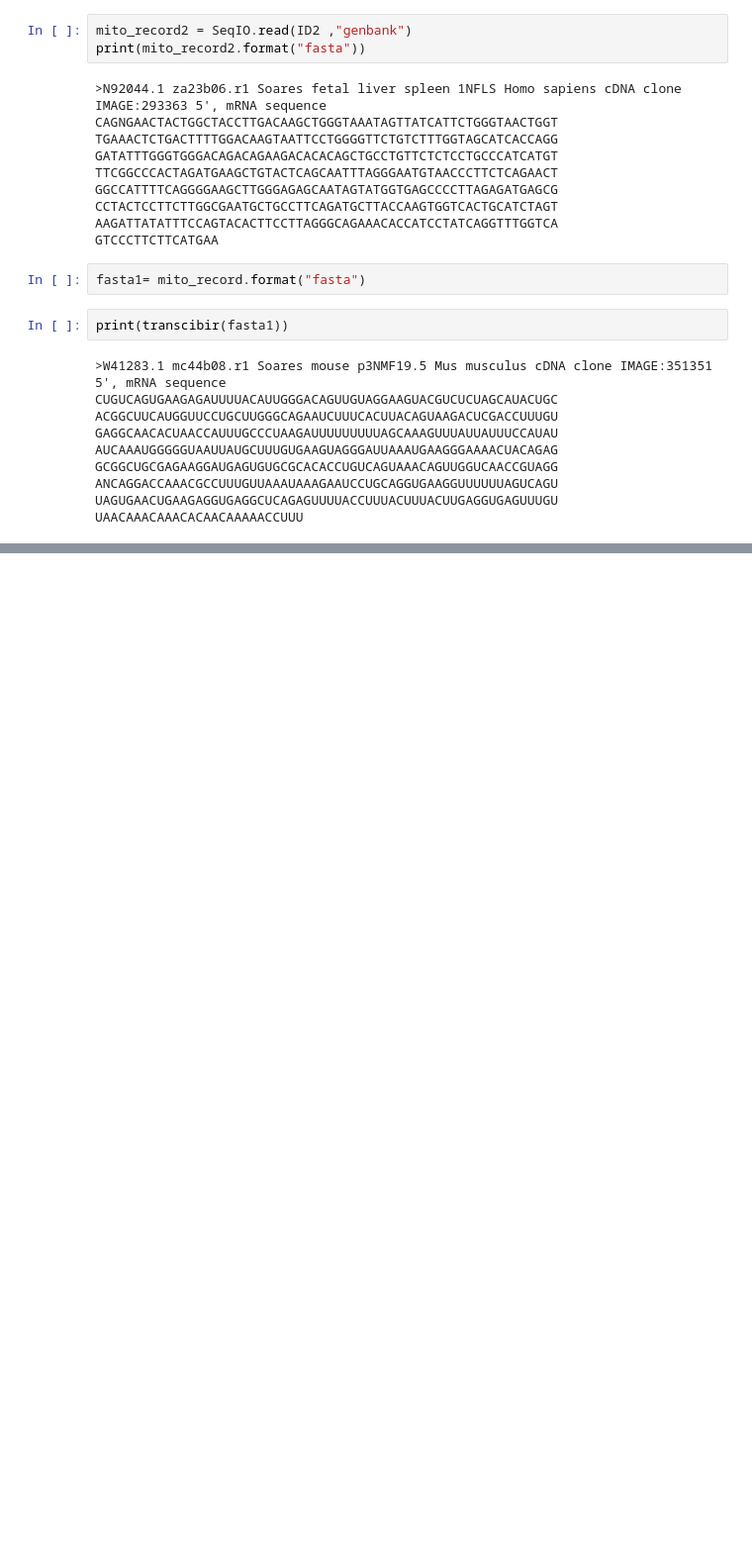
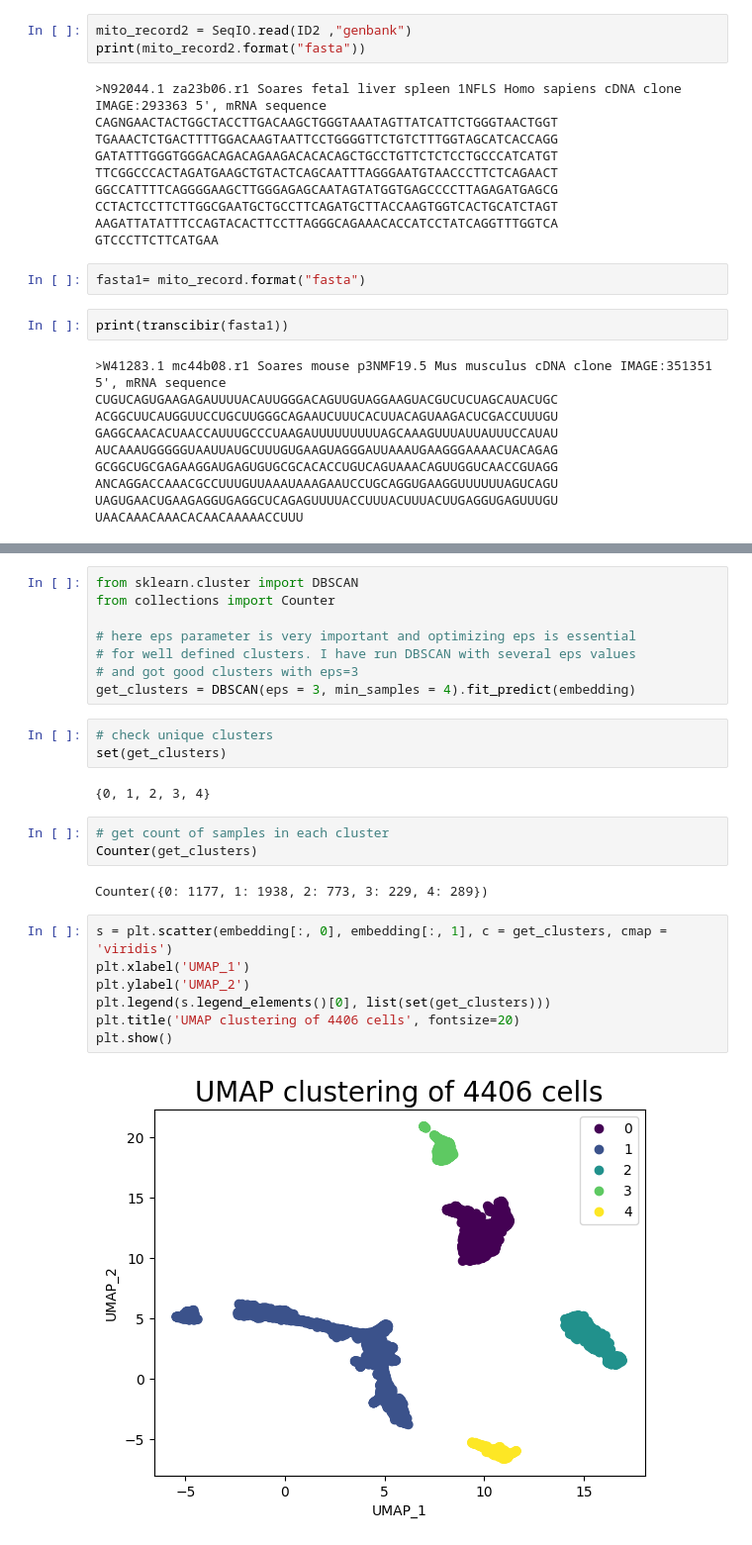
Before and after one commit to jevelezse/Pycon2023, a Jupyter notebook: Taller Biopython.ipynb, the cells around one changed output, grey strips where cells are left out. Shown at 99% size. Saved outputs shown, nothing was run; the diff lists cells and outputs as text; blank space fills up the shorter version.

```diff
--- a/Taller Biopython.ipynb
+++ b/Taller Biopython.ipynb
@@ -381,0 +447,27 @@ UAACAAACAAACACAACAAAAACCUUU
+# %%
+from sklearn.cluster import DBSCAN
+from collections import Counter
+
+# here eps parameter is very important and optimizing eps is essential
+# for well defined clusters. I have run DBSCAN with several eps values
+# and got good clusters with eps=3
+get_clusters = DBSCAN(eps = 3, min_samples = 4).fit_predict(embedding)
+# %%
+# check unique clusters
+set(get_clusters)
+# %% [output]
+{0, 1, 2, 3, 4}
+# %%
+# get count of samples in each cluster
+Counter(get_clusters)
+# %% [output]
+Counter({0: 1177, 1: 1938, 2: 773, 3: 229, 4: 289})
+# %%
+s = plt.scatter(embedding[:, 0], embedding[:, 1], c = get_clusters, cmap = 'viridis')
+plt.xlabel('UMAP_1')
+plt.ylabel('UMAP_2')
+plt.legend(s.legend_elements()[0], list(set(get_clusters)))
+plt.title('UMAP clustering of 4406 cells', fontsize=20)
+plt.show()
+# %% [output]
+[figure, added]
```
Also changed, not shown: parts of 30 cells of this notebook, 13 other files.
